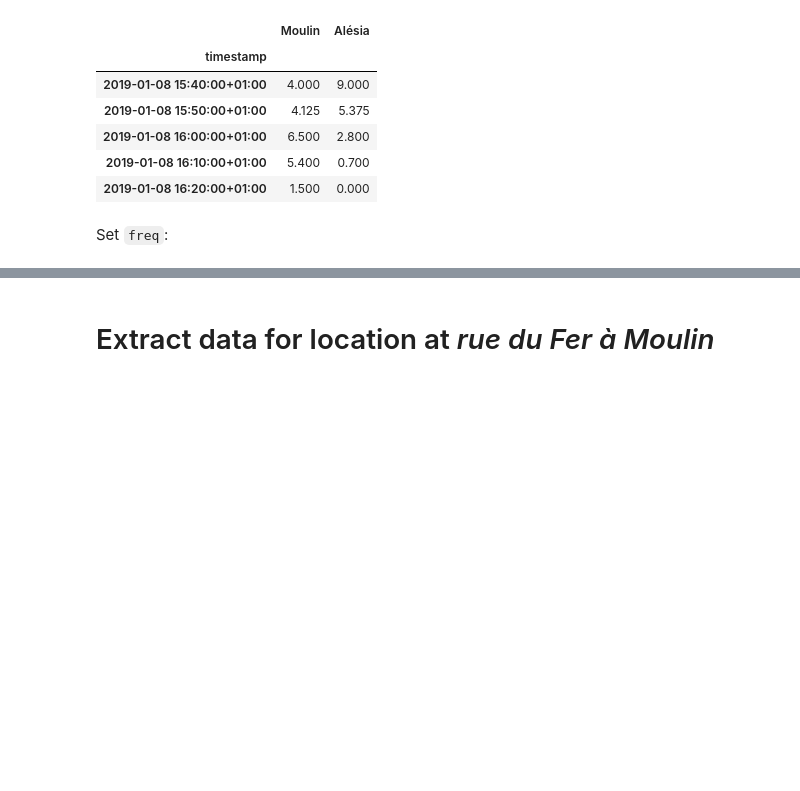
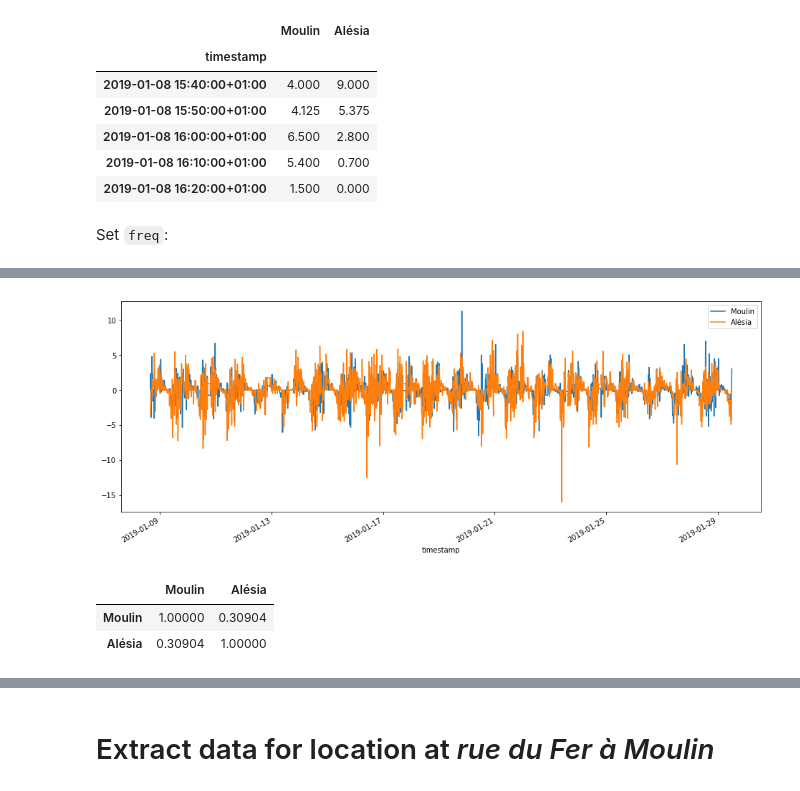
Before and after one commit to antoinechoffrut/la_permanence, a Jupyter notebook: la_permanence_stats.ipynb, the cells around one changed output, grey strips where cells are left out. Cells and saved outputs as stored; diff of their text form; code cells hidden in the pictures; blank space fills up the shorter version.

```diff
--- a/la_permanence_stats.ipynb
+++ b/la_permanence_stats.ipynb
@@ -98,0 +111,10 @@ attendance = attendance.asfreq(FREQ)
+# %%
+attendance.diff().plot(figsize=(16, 6));
+# %% [output]
+[figure, added]
+# %%
+attendance.diff().corr()
+# %% [output]
+|  | Moulin | Alésia |
+| Moulin | 1.00000 | 0.30904 |
+| Alésia | 0.30904 | 1.00000 |
```
Also changed, not shown: parts of 18 cells of this notebook, 4 other files.
